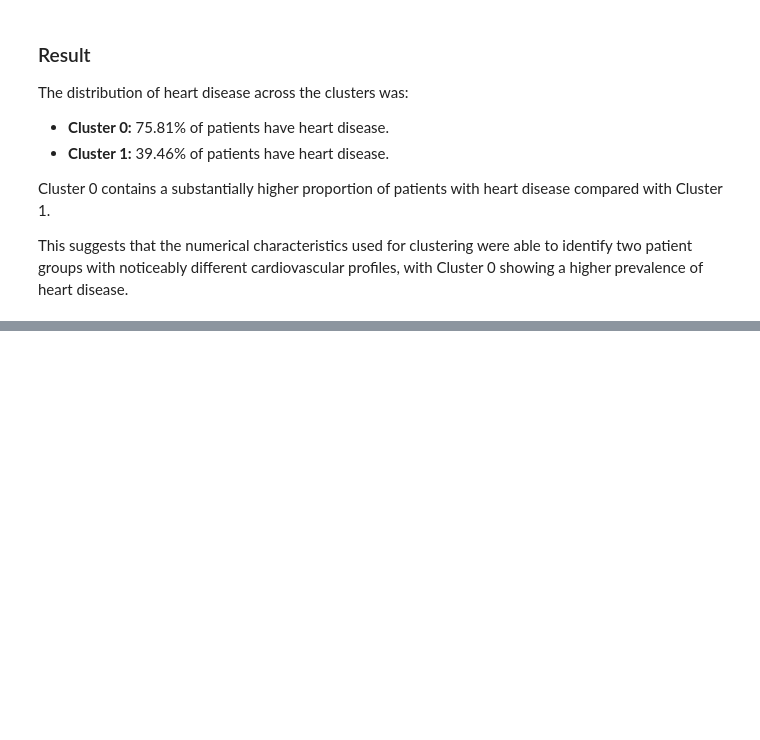
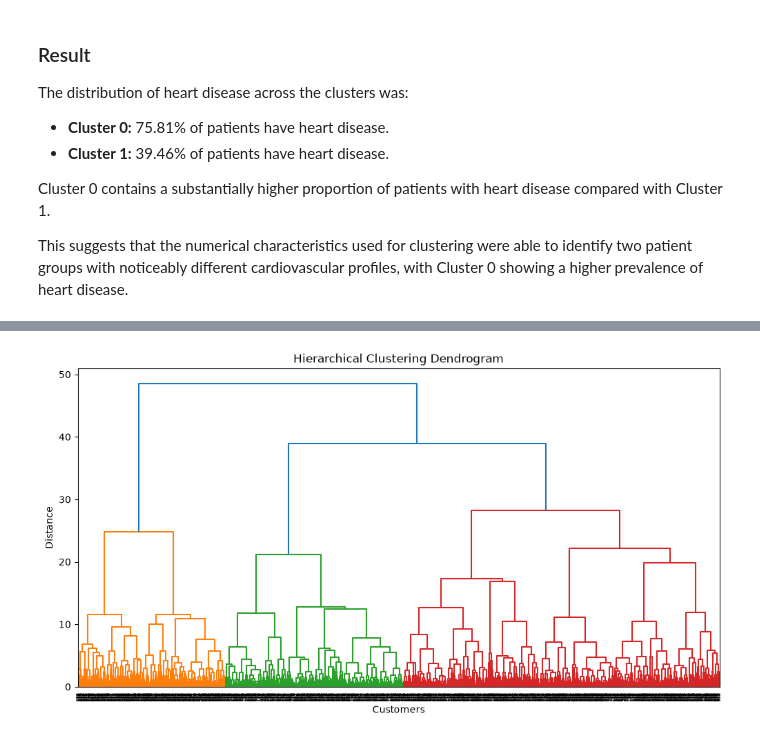
Before and after one commit to ghayda577/AI-ML-Training, a Jupyter notebook: Projects/First-Full-Project/notebooks/project.ipynb, the cells around one changed output, grey strips where cells are left out. Drawn from its saved outputs; the diff is of its cells as text; code cells hidden in the pictures; blank space fills up the shorter version.

Commit message:
Added DBSCAN and Hierarchical Clustering to the project

```diff
--- a/Projects/First-Full-Project/notebooks/project.ipynb
+++ b/Projects/First-Full-Project/notebooks/project.ipynb
@@ -2018,0 +2144,8 @@ This suggests that the numerical characteristics used for clustering were able t
+# %%
+from scipy.cluster.hierarchy import dendrogram, linkage
+import matplotlib.pyplot as plt
+
+Z = linkage(
+    X_cluster_scaled,
+    method="ward"
+)
@@ -2018,0 +2158,12 @@ This suggests that the numerical characteristics used for clustering were able t
+# %%
+plt.figure(figsize=(12, 6))
+
+dendrogram(Z)
+
+plt.title("Hierarchical Clustering Dendrogram")
+plt.xlabel("Customers")
+plt.ylabel("Distance")
+
+plt.show()
+# %% [output]
+[figure, added]
```
Also changed, not shown: parts of 24 cells of this notebook.
